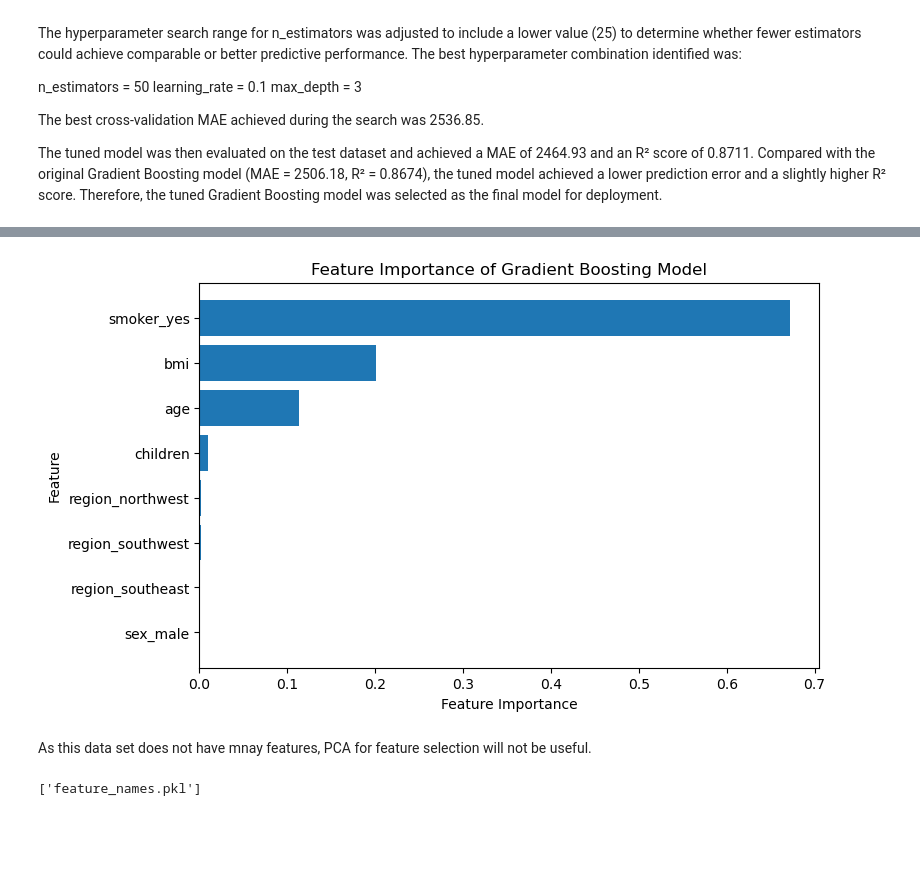
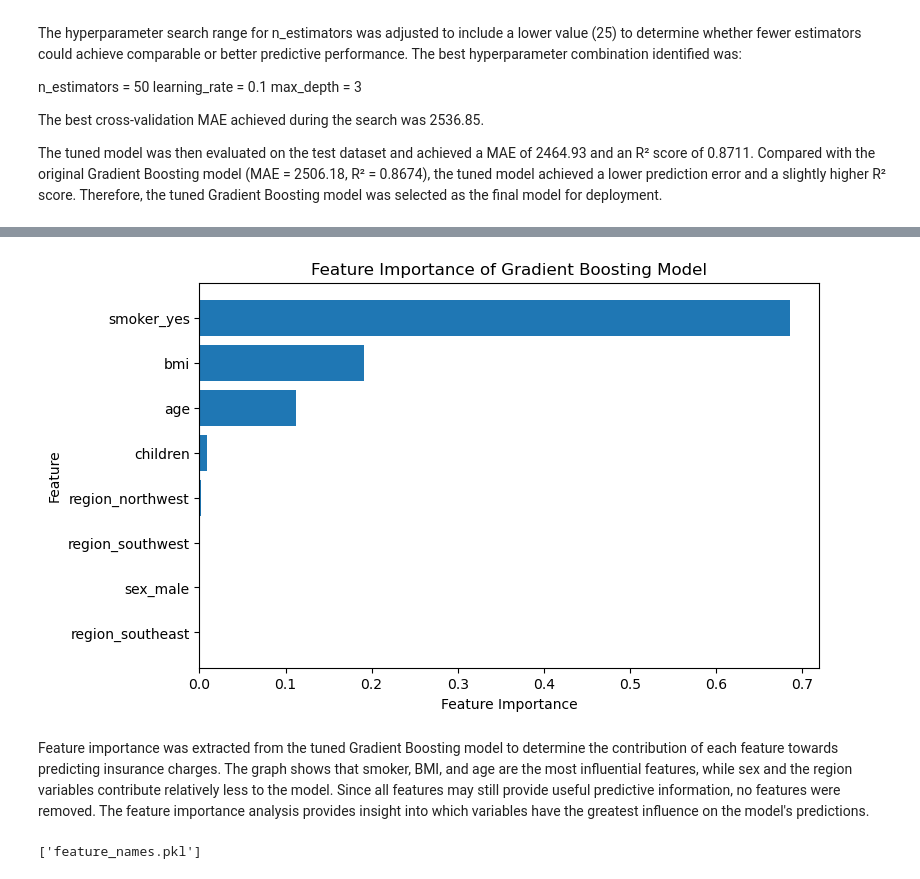
Before and after one commit to melvryan/mldp, a Jupyter notebook: MLDP Program Codes Submission Template.ipynb, the cells around one changed output, grey strips where cells are left out. Cells and saved outputs as stored; diff of their text form; code cells hidden in the pictures; blank space fills up the shorter version.

Commit message:
updated changes so that MAE is now the main metric but r^2 is also used as a supporting metric. Changed so that Tuned model (best_model) is now the one being used

```diff
--- a/MLDP Program Codes Submission Template.ipynb
+++ b/MLDP Program Codes Submission Template.ipynb
@@ -592,30 +615,30 @@ Hyperparameter tuning selected a simpler Gradient Boosting model (n_estimators =
 # %%
 ## Further feature engineering / feature selection
 importance = pd.DataFrame({
     "Feature": X_train.columns,
-    "Importance": gb_model.feature_importances_
+    "Importance": best_model.feature_importances_
 })
 
 importance = importance.sort_values(
     by="Importance",
     ascending=True
 )
 
 plt.figure(figsize=(8,5))
 plt.barh(
     importance["Feature"],
     importance["Importance"]
 )
 
 plt.xlabel("Feature Importance")
 plt.ylabel("Feature")
 plt.title("Feature Importance of Gradient Boosting Model")
 
 plt.show()
 # %% [output]
-[figure, old version]
+[figure, new version]
 # %% [markdown]
-As this data set does not have mnay features, PCA for feature selection will not be useful.
+Feature importance was extracted from the tuned Gradient Boosting model to determine the contribution of each feature towards predicting insurance charges. The graph shows that smoker, BMI, and age are the most influential features, while sex and the region variables contribute relatively less to the model. Since all features may still provide useful predictive information, no features were removed. The feature importance analysis provides insight into which variables have the greatest influence on the model's predictions.
 # %%
 ##Save the best model for future streamlit app
 import joblib
```
Also changed, not shown: parts of 7 cells of this notebook, 3 other files.
